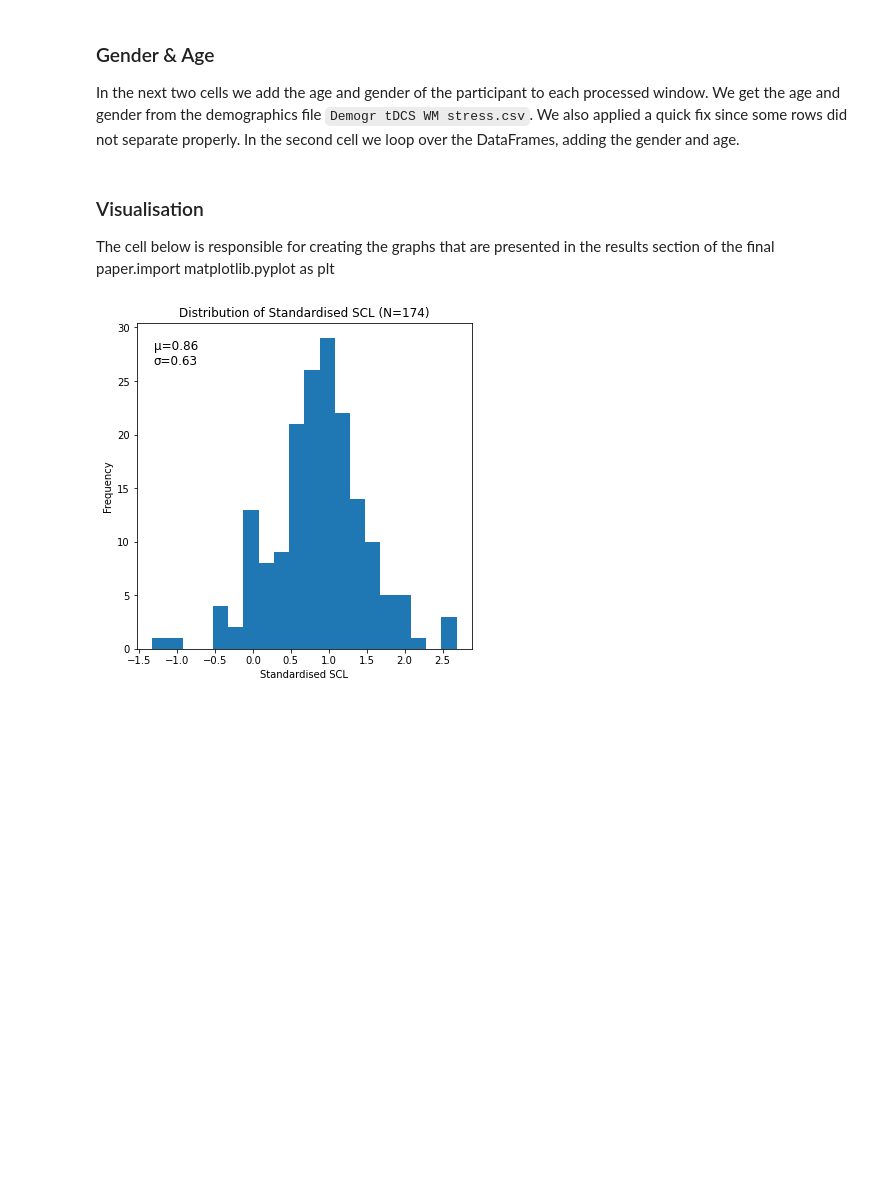
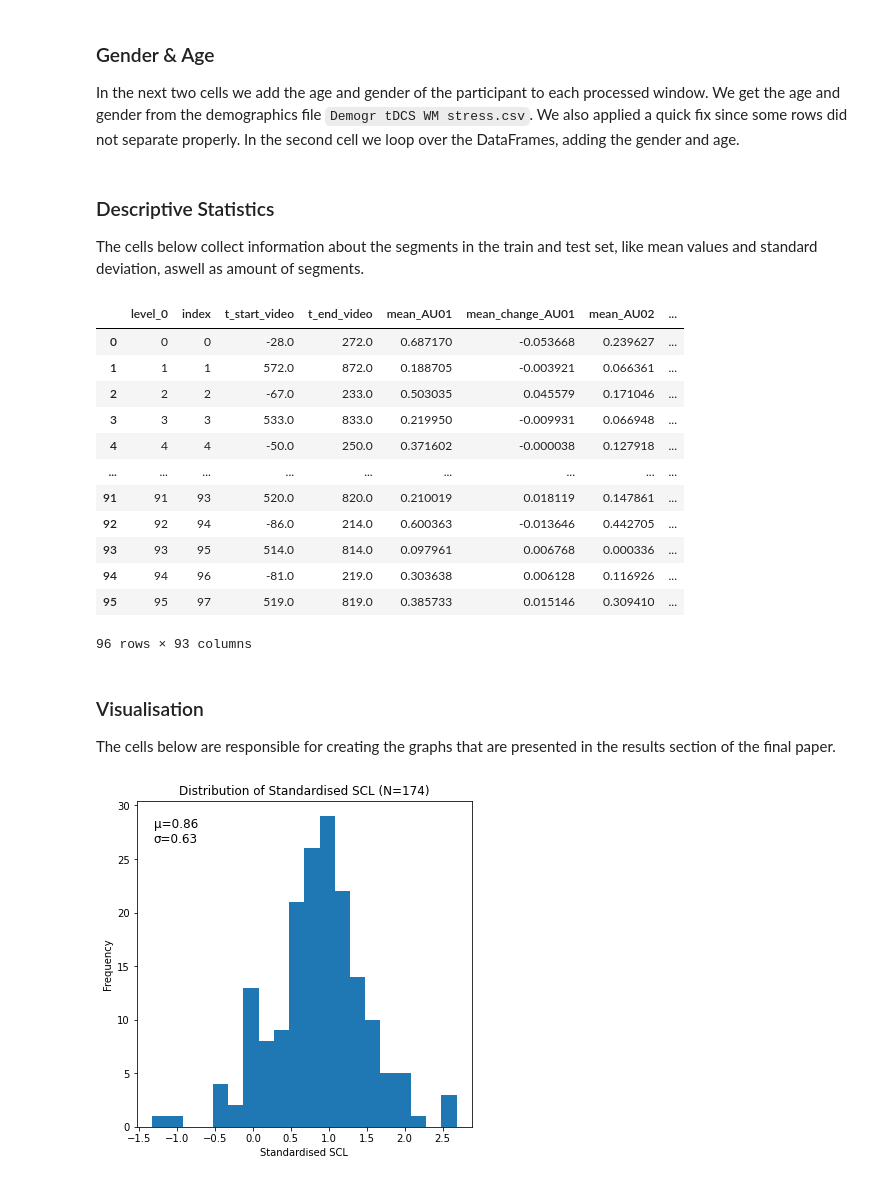
Before and after one commit to mitchelkappen/tDCS_Video_Stress, a Jupyter notebook: notebooks/5-ak-window-processing.ipynb, the cells around one changed output. Saved outputs shown, nothing was run; the diff lists cells and outputs as text; code cells hidden in the pictures; blank space fills up the shorter version.

Commit message:
Got pp ids test set

```diff
--- a/notebooks/5-ak-window-processing.ipynb
+++ b/notebooks/5-ak-window-processing.ipynb
@@ -81,9 +81,33 @@ for file in processed_files: # For each windows DataFrame
     window.pp = window.pp.astype('int64') # Set pp id as int type
     df = window.merge(demogr[['id', 'geslacht', 'leeftijd']], how='left', left_on='pp', right_on='id', validate='many_to_one') # Adding the age and gender of each participant (merging on pp_id)
     df.to_feather(f'{processed_dir}\\processed_{file}') # Saving the DataFrame in the processed dir with the prefix "processed_"
+# %% [markdown]
+### Descriptive Statistics
+The cells below collect information about the segments in the train and test set, like mean values and standard deviation, aswell as amount of segments.
+# %%
+testset_pp = [107, 71, 21, 14, 143, 136, 3, 123, 103, 135]
+for file in processed_files:
+    window = pd.read_feather(f'{processed_dir}\\processed_{file}') # Read in the windows DataFrame
+    window['in_train_set'] = ~window.pp.isin(testset_pp)
+
+window
+# %% [output]
+|  | level_0 | index | t_start_video | t_end_video | mean_AU01 | mean_change_AU01 | mean_AU02 | ... |
+| 0 | 0 | 0 | -28.0 | 272.0 | 0.687170 | -0.053668 | 0.239627 | ... |
+| 1 | 1 | 1 | 572.0 | 872.0 | 0.188705 | -0.003921 | 0.066361 | ... |
+| 2 | 2 | 2 | -67.0 | 233.0 | 0.503035 | 0.045579 | 0.171046 | ... |
+| 3 | 3 | 3 | 533.0 | 833.0 | 0.219950 | -0.009931 | 0.066948 | ... |
+| 4 | 4 | 4 | -50.0 | 250.0 | 0.371602 | -0.000038 | 0.127918 | ... |
+| ... | ... | ... | ... | ... | ... | ... | ... | ... |
+| 91 | 91 | 93 | 520.0 | 820.0 | 0.210019 | 0.018119 | 0.147861 | ... |
+| 92 | 92 | 94 | -86.0 | 214.0 | 0.600363 | -0.013646 | 0.442705 | ... |
+| 93 | 93 | 95 | 514.0 | 814.0 | 0.097961 | 0.006768 | 0.000336 | ... |
+| 94 | 94 | 96 | -81.0 | 219.0 | 0.303638 | 0.006128 | 0.116926 | ... |
+| 95 | 95 | 97 | 519.0 | 819.0 | 0.385733 | 0.015146 | 0.309410 | ... |
+96 rows × 93 columns
 # %% [markdown]
 ### Visualisation
-The cell below is responsible for creating the graphs that are presented in the results section of the final paper.import matplotlib.pyplot as plt
+The cells below are responsible for creating the graphs that are presented in the results section of the final paper.
 # %%
 window = pd.read_feather(f'{processed_dir}\\processed_window_180_step_180.feather')
 # %%
```
Also changed, not shown: 1 other file.
